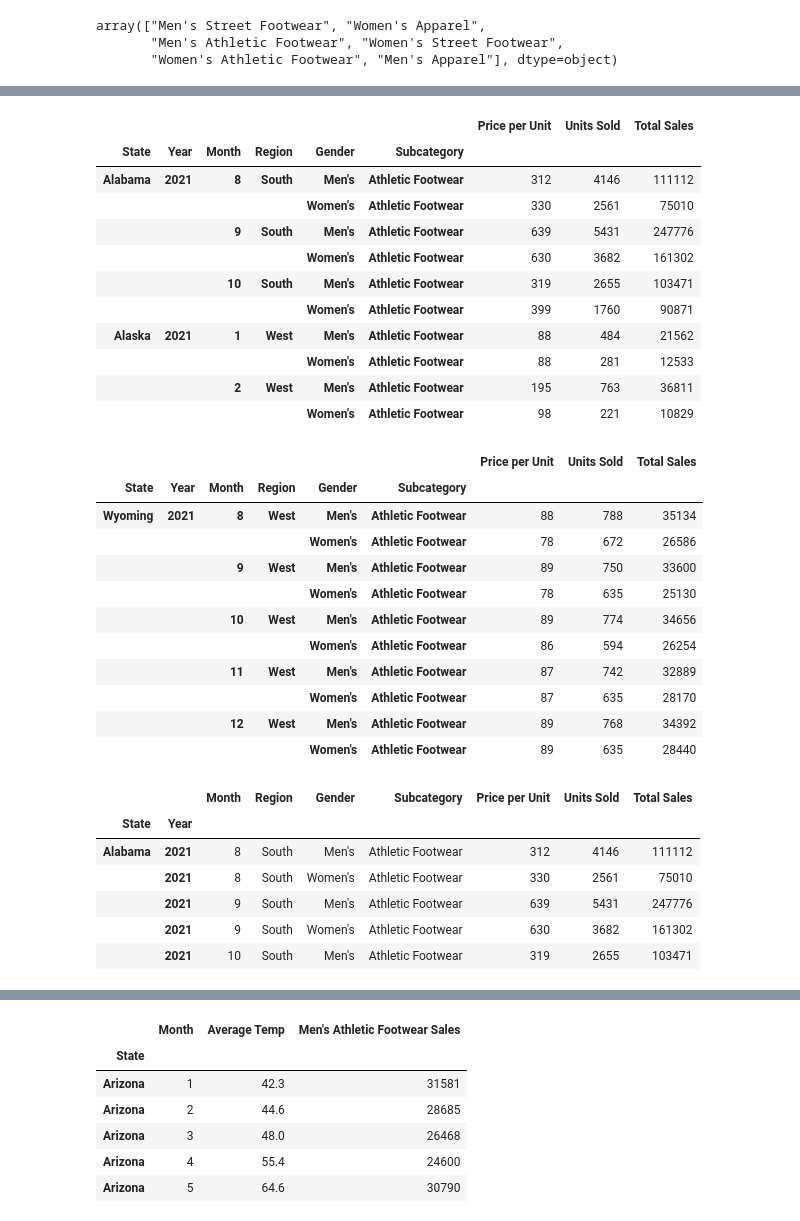
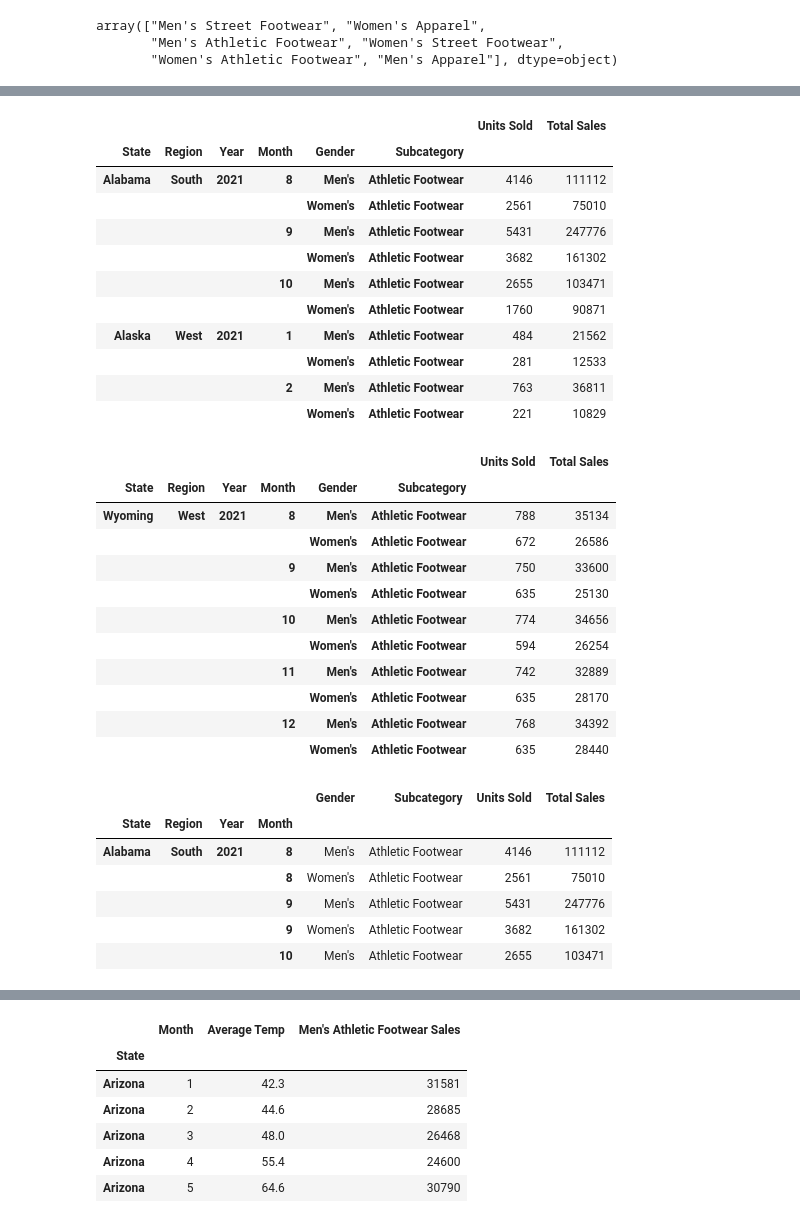
Before and after one commit to Krinnik/adidas_sales_temp_analysis, a Jupyter notebook: nik_workspace.ipynb, the cells around one changed output, grey strips where cells are left out. Saved outputs shown, nothing was run; the diff lists cells and outputs as text; code cells hidden in the pictures.

```diff
--- a/nik_workspace.ipynb
+++ b/nik_workspace.ipynb
@@ -347,7 +349,7 @@ array(["Men's Street Footwear", "Women's Apparel",
        "Men's Athletic Footwear", "Women's Street Footwear",
        "Women's Athletic Footwear", "Men's Apparel"], dtype=object)
 # %%
-adidas_by_month = adidas_df.groupby(['State', adidas_df.index.year, adidas_df.index.month,'Region', 'Product'])[['Price per Unit', 'Units Sold', 'Total Sales']].sum()
+adidas_by_month = adidas_df.groupby(['State', adidas_df.index.year, adidas_df.index.month,'Region', 'Product'])[['Units Sold', 'Total Sales']].sum()
 adidas_by_month = pd.DataFrame(adidas_by_month)
 adidas_by_month.head(20)
 # %% [output]
@@ -428,48 +430,48 @@ adidas_athletic_footwear['Subcategory'].unique()
 array(['Athletic Footwear'], dtype=object)
 # %%
-adidas_athletic_footwear = adidas_athletic_footwear.groupby(['State', 'Year', 'Month', 'Region', 'Gender', 'Subcategory'])[['Price per Unit', 'Units Sold', 'Total Sales']].sum()
+adidas_athletic_footwear = adidas_athletic_footwear.groupby(['State', 'Region', 'Year', 'Month', 'Gender', 'Subcategory'])[['Units Sold', 'Total Sales']].sum()
 adidas_athletic_footwear = pd.DataFrame(adidas_athletic_footwear)
 display(adidas_athletic_footwear.head(10))
 display(adidas_athletic_footwear.tail(10))
 # %% [output]
-|  |  |  |  |  |  | Price per Unit | Units Sold | Total Sales |
-| State | Year | Month | Region | Gender | Subcategory |  |  |  |
-| Alabama | 2021 | 8 | South | Men's | Athletic Footwear | 312 | 4146 | 111112 |
-|  |  |  |  | Women's | Athletic Footwear | 330 | 2561 | 75010 |
-|  |  | 9 | South | Men's | Athletic Footwear | 639 | 5431 | 247776 |
-|  |  |  |  | Women's | Athletic Footwear | 630 | 3682 | 161302 |
-|  |  | 10 | South | Men's | Athletic Footwear | 319 | 2655 | 103471 |
-|  |  |  |  | Women's | Athletic Footwear | 399 | 1760 | 90871 |
-| Alaska | 2021 | 1 | West | Men's | Athletic Footwear | 88 | 484 | 21562 |
-|  |  |  |  | Women's | Athletic Footwear | 88 | 281 | 12533 |
-|  |  | 2 | West | Men's | Athletic Footwear | 195 | 763 | 36811 |
-|  |  |  |  | Women's | Athletic Footwear | 98 | 221 | 10829 |
+|  |  |  |  |  |  | Units Sold | Total Sales |
+| State | Region | Year | Month | Gender | Subcategory |  |  |
+| Alabama | South | 2021 | 8 | Men's | Athletic Footwear | 4146 | 111112 |
+|  |  |  |  | Women's | Athletic Footwear | 2561 | 75010 |
+|  |  |  | 9 | Men's | Athletic Footwear | 5431 | 247776 |
+|  |  |  |  | Women's | Athletic Footwear | 3682 | 161302 |
+|  |  |  | 10 | Men's | Athletic Footwear | 2655 | 103471 |
+|  |  |  |  | Women's | Athletic Footwear | 1760 | 90871 |
+| Alaska | West | 2021 | 1 | Men's | Athletic Footwear | 484 | 21562 |
+|  |  |  |  | Women's | Athletic Footwear | 281 | 12533 |
+|  |  |  | 2 | Men's | Athletic Footwear | 763 | 36811 |
+|  |  |  |  | Women's | Athletic Footwear | 221 | 10829 |
-|  |  |  |  |  |  | Price per Unit | Units Sold | Total Sales |
-| State | Year | Month | Region | Gender | Subcategory |  |  |  |
-| Wyoming | 2021 | 8 | West | Men's | Athletic Footwear | 88 | 788 | 35134 |
-|  |  |  |  | Women's | Athletic Footwear | 78 | 672 | 26586 |
-|  |  | 9 | West | Men's | Athletic Footwear | 89 | 750 | 33600 |
-|  |  |  |  | Women's | Athletic Footwear | 78 | 635 | 25130 |
-|  |  | 10 | West | Men's | Athletic Footwear | 89 | 774 | 34656 |
-|  |  |  |  | Women's | Athletic Footwear | 86 | 594 | 26254 |
-|  |  | 11 | West | Men's | Athletic Footwear | 87 | 742 | 32889 |
-|  |  |  |  | Women's | Athletic Footwear | 87 | 635 | 28170 |
-|  |  | 12 | West | Men's | Athletic Footwear | 89 | 768 | 34392 |
-|  |  |  |  | Women's | Athletic Footwear | 89 | 635 | 28440 |
+|  |  |  |  |  |  | Units Sold | Total Sales |
+| State | Region | Year | Month | Gender | Subcategory |  |  |
+| Wyoming | West | 2021 | 8 | Men's | Athletic Footwear | 788 | 35134 |
+|  |  |  |  | Women's | Athletic Footwear | 672 | 26586 |
+|  |  |  | 9 | Men's | Athletic Footwear | 750 | 33600 |
+|  |  |  |  | Women's | Athletic Footwear | 635 | 25130 |
+|  |  |  | 10 | Men's | Athletic Footwear | 774 | 34656 |
+|  |  |  |  | Women's | Athletic Footwear | 594 | 26254 |
+|  |  |  | 11 | Men's | Athletic Footwear | 742 | 32889 |
+|  |  |  |  | Women's | Athletic Footwear | 635 | 28170 |
+|  |  |  | 12 | Men's | Athletic Footwear | 768 | 34392 |
+|  |  |  |  | Women's | Athletic Footwear | 635 | 28440 |
 # %%
 adidas_athletic_footwear = adidas_athletic_footwear.reset_index()
 
-adidas_athletic_footwear = adidas_athletic_footwear.set_index(['State', 'Year'])
+adidas_athletic_footwear = adidas_athletic_footwear.set_index(['State', 'Region', 'Year', 'Month'])
 
 adidas_athletic_footwear.head()
 # %% [output]
-|  |  | Month | Region | Gender | Subcategory | Price per Unit | Units Sold | Total Sales |
-| State | Year |  |  |  |  |  |  |  |
-| Alabama | 2021 | 8 | South | Men's | Athletic Footwear | 312 | 4146 | 111112 |
-|  | 2021 | 8 | South | Women's | Athletic Footwear | 330 | 2561 | 75010 |
-|  | 2021 | 9 | South | Men's | Athletic Footwear | 639 | 5431 | 247776 |
-|  | 2021 | 9 | South | Women's | Athletic Footwear | 630 | 3682 | 161302 |
-|  | 2021 | 10 | South | Men's | Athletic Footwear | 319 | 2655 | 103471 |
+|  |  |  |  | Gender | Subcategory | Units Sold | Total Sales |
+| State | Region | Year | Month |  |  |  |  |
+| Alabama | South | 2021 | 8 | Men's | Athletic Footwear | 4146 | 111112 |
+|  |  |  | 8 | Women's | Athletic Footwear | 2561 | 75010 |
+|  |  |  | 9 | Men's | Athletic Footwear | 5431 | 247776 |
+|  |  |  | 9 | Women's | Athletic Footwear | 3682 | 161302 |
+|  |  |  | 10 | Men's | Athletic Footwear | 2655 | 103471 |
 # %%
 adidas_mens_athletic_footwear = adidas_athletic_footwear[adidas_athletic_footwear['Gender'].str.match("Men's")]
 adidas_mens_athletic_footwear.head()
```
Also changed, not shown: parts of 40 cells of this notebook.
